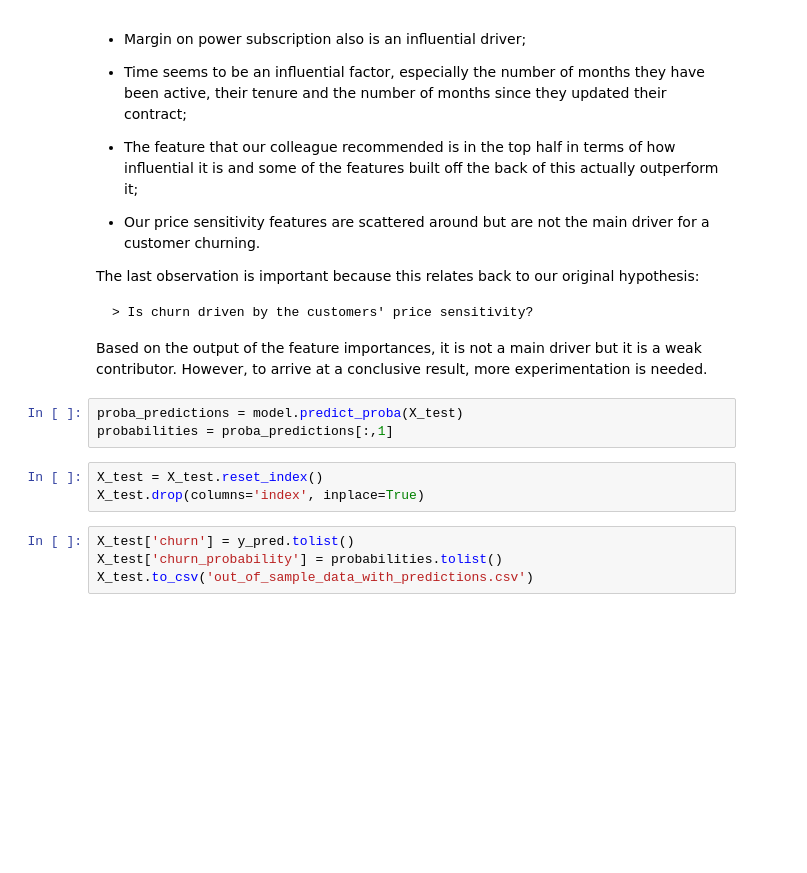
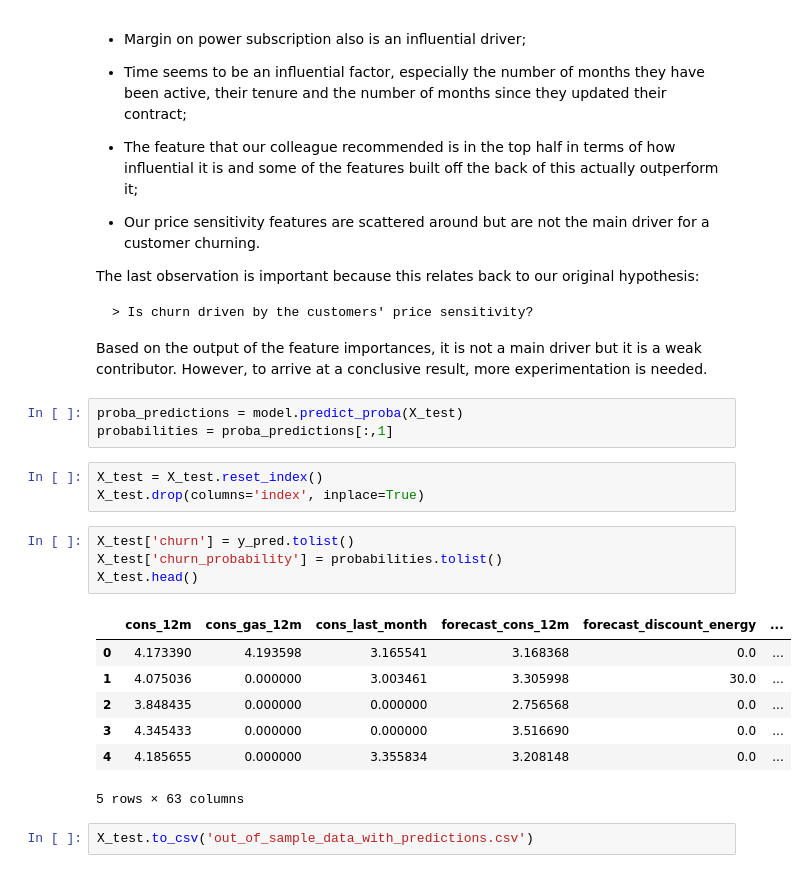
Before and after one commit to Yongshilin/Forage-BCG-DA, a Jupyter notebook: Task_4_modeling(revised).ipynb, the cells around one changed output. Drawn from its saved outputs; the diff is of its cells as text; blank space fills up the shorter version.

```diff
--- a/Task_4_modeling(revised).ipynb
+++ b/Task_4_modeling(revised).ipynb
@@ -382,4 +384,14 @@ X_test.drop(columns='index', inplace=True)
 # %%
 X_test['churn'] = y_pred.tolist()
 X_test['churn_probability'] = probabilities.tolist()
-X_test.to_csv('out_of_sample_data_with_predictions.csv')
+X_test.head()
+# %% [output]
+|  | cons_12m | cons_gas_12m | cons_last_month | forecast_cons_12m | forecast_discount_energy | ... |
+| 0 | 4.173390 | 4.193598 | 3.165541 | 3.168368 | 0.0 | ... |
+| 1 | 4.075036 | 0.000000 | 3.003461 | 3.305998 | 30.0 | ... |
+| 2 | 3.848435 | 0.000000 | 0.000000 | 2.756568 | 0.0 | ... |
+| 3 | 4.345433 | 0.000000 | 0.000000 | 3.516690 | 0.0 | ... |
+| 4 | 4.185655 | 0.000000 | 3.355834 | 3.208148 | 0.0 | ... |
+5 rows × 63 columns
+# %%
+X_test.to_csv('out_of_sample_data_with_predictions.csv')
```
Also changed, not shown: parts of 1 cell of this notebook.
